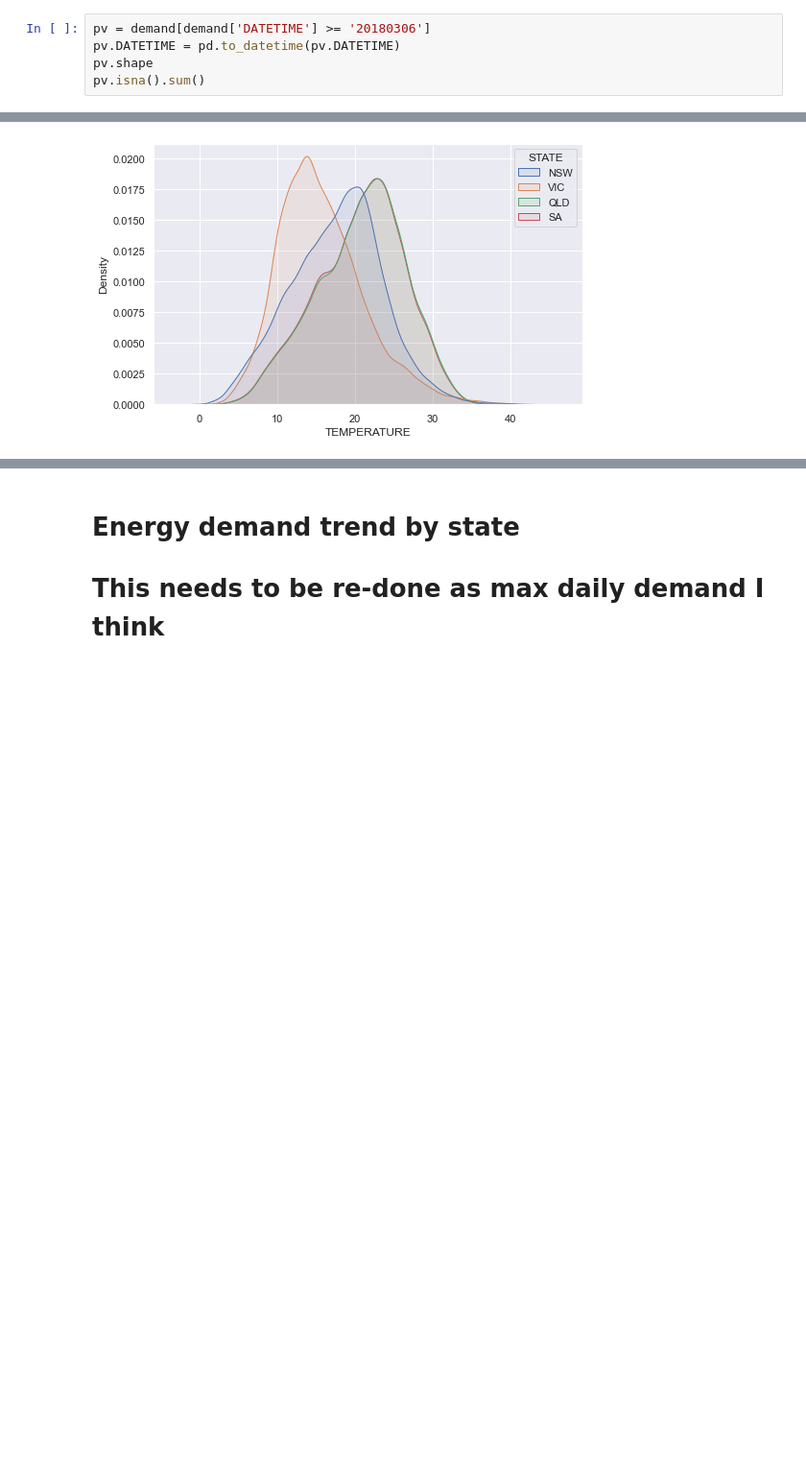
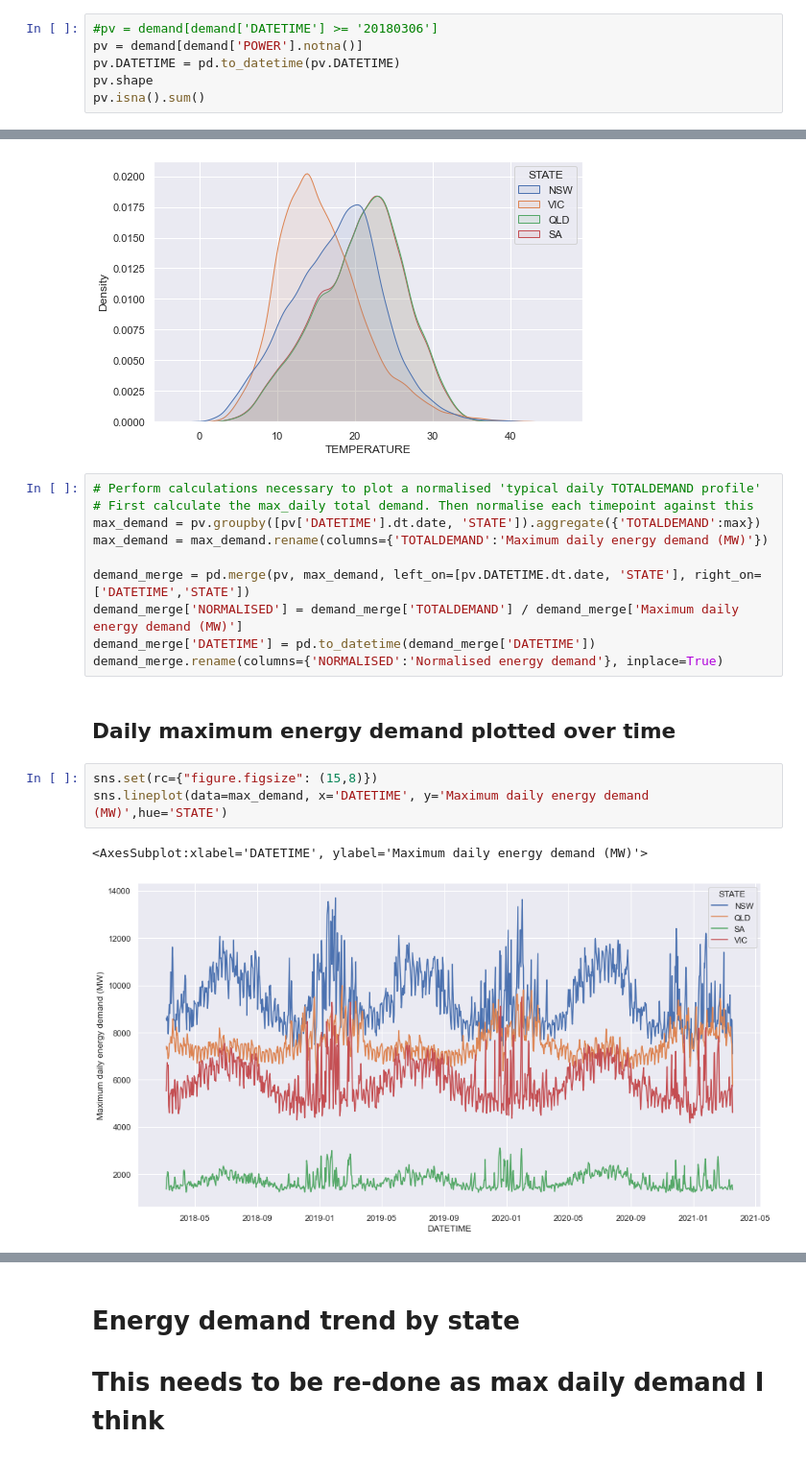
Before and after one commit to the-rahul-kumar/UNSW-Group-C-Project, a Jupyter notebook: src/Mat/PV_AEMO_erroranalysis_EDA.ipynb, the cells around one changed output, grey strips where cells are left out. Shown at 96% size. Saved outputs shown, nothing was run; the diff lists cells and outputs as text; blank space fills up the shorter version.

```diff
--- a/src/Mat/PV_AEMO_erroranalysis_EDA.ipynb
+++ b/src/Mat/PV_AEMO_erroranalysis_EDA.ipynb
@@ -60,7 +62,8 @@ Name: DATETIME, dtype: datetime64[ns]
 # %% [markdown]
 Define a new dataframe containing only data for the range containing PV data (pv)
 # %%
-pv = demand[demand['DATETIME'] >= '20180306']
+#pv = demand[demand['DATETIME'] >= '20180306']
+pv = demand[demand['POWER'].notna()]
 pv.DATETIME = pd.to_datetime(pv.DATETIME)
 pv.shape
 pv.isna().sum()
@@ -112,3 +115,21 @@ sns.kdeplot(data=pv[pv['TEMPERATURE'].notna()], x='TEMPERATURE', hue='STATE', fi
 # %% [output]
 <AxesSubplot:xlabel='TEMPERATURE', ylabel='Density'>
 [figure]
+# %%
+# Perform calculations necessary to plot a normalised 'typical daily TOTALDEMAND profile'
+# First calculate the max_daily total demand. Then normalise each timepoint against this
+max_demand = pv.groupby([pv['DATETIME'].dt.date, 'STATE']).aggregate({'TOTALDEMAND':max})
+max_demand = max_demand.rename(columns={'TOTALDEMAND':'Maximum daily energy demand (MW)'})
+
+demand_merge = pd.merge(pv, max_demand, left_on=[pv.DATETIME.dt.date, 'STATE'], right_on=['DATETIME','STATE'])
+demand_merge['NORMALISED'] = demand_merge['TOTALDEMAND'] / demand_merge['Maximum daily energy demand (MW)']
+demand_merge['DATETIME'] = pd.to_datetime(demand_merge['DATETIME'])
+demand_merge.rename(columns={'NORMALISED':'Normalised energy demand'}, inplace=True)
+# %% [markdown]
+## Daily maximum energy demand plotted over time
+# %%
+sns.set(rc={"figure.figsize": (15,8)})
+sns.lineplot(data=max_demand, x='DATETIME', y='Maximum daily energy demand (MW)',hue='STATE')
+# %% [output]
+<AxesSubplot:xlabel='DATETIME', ylabel='Maximum daily energy demand (MW)'>
+[figure, added]
```
Also changed, not shown: parts of 26 cells of this notebook.
